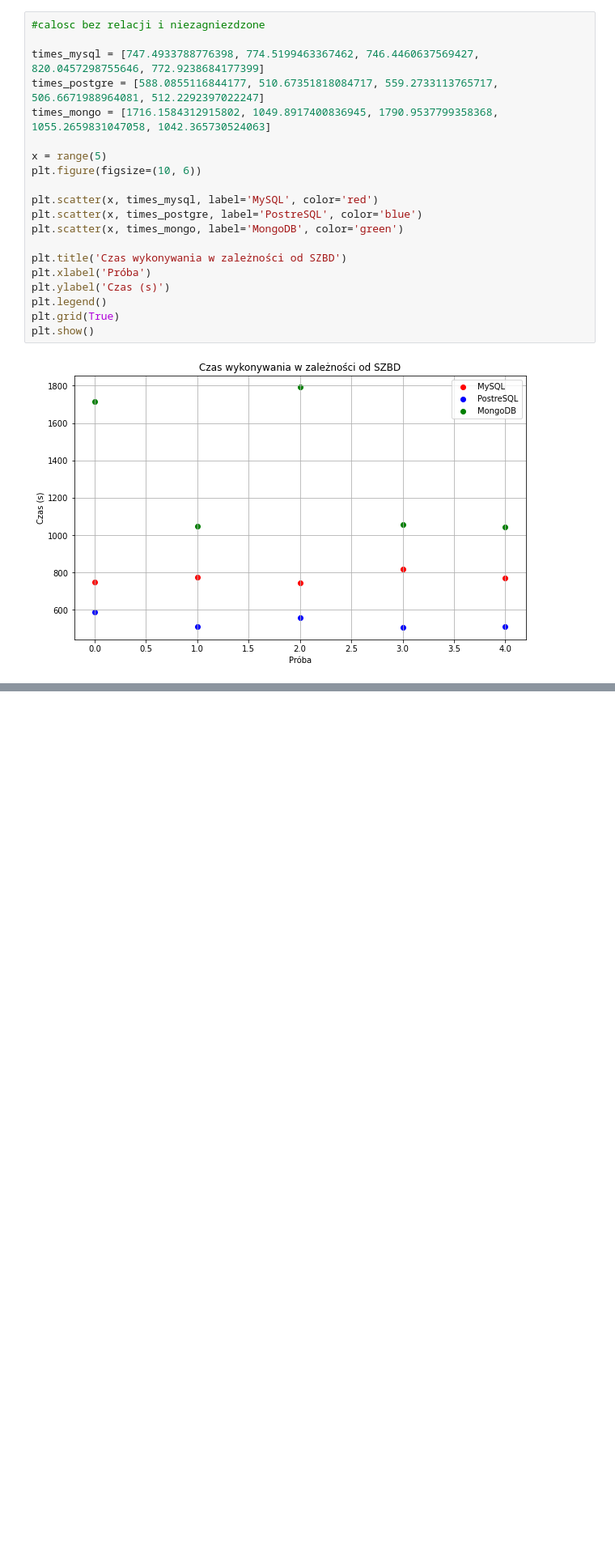
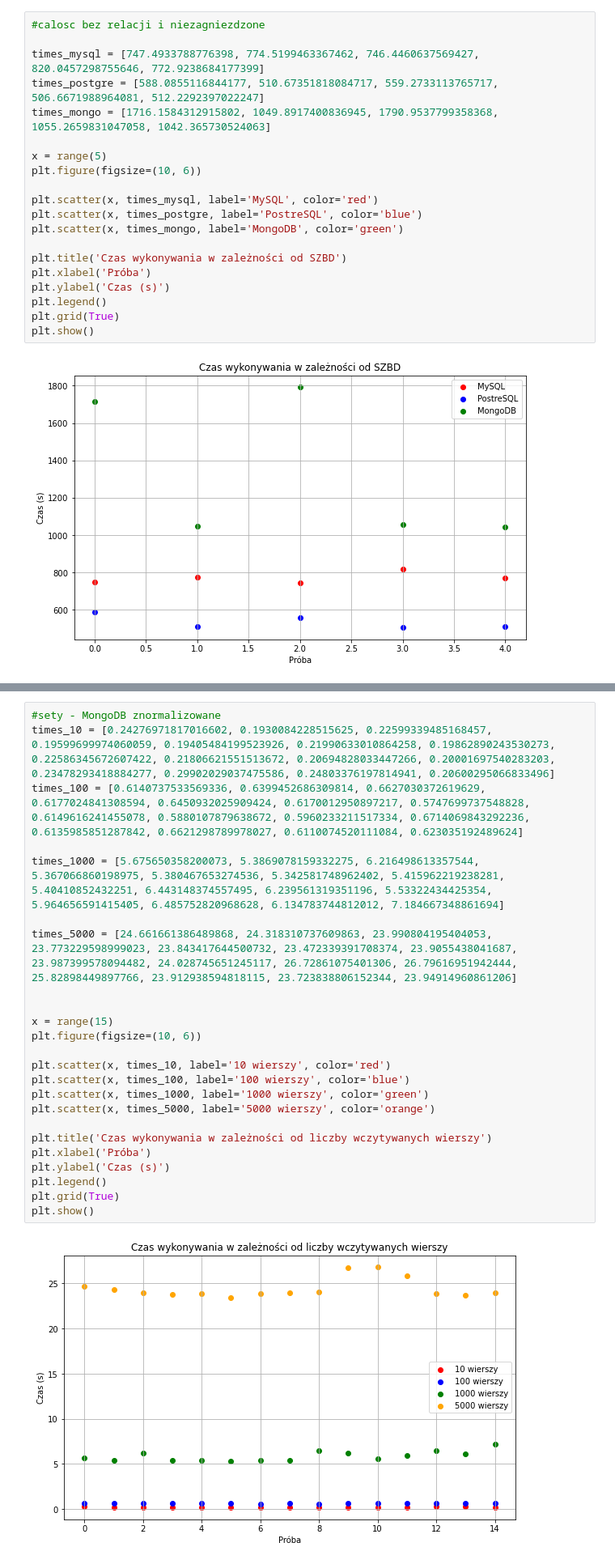
Before and after one commit to mpiwkoPK/ZTBD-project, a Jupyter notebook: wykresiki.ipynb, the cells around one changed output, grey strips where cells are left out. Shown: that part at 81% size. Saved outputs shown, nothing was run; the diff lists cells and outputs as text; blank space fills up the shorter version.

```diff
--- a/wykresiki.ipynb
+++ b/wykresiki.ipynb
@@ -90,0 +114,26 @@ plt.show()
+# %%
+#sety - MongoDB znormalizowane
+times_10 = [0.24276971817016602, 0.1930084228515625, 0.22599339485168457, 0.19599699974060059, 0.19405484199523926, 0.21990633010864258, 0.19862890243530273, 0.22586345672607422, 0.21806621551513672, 0.20694828033447266, 0.20001697540283203, 0.23478293418884277, 0.29902029037475586, 0.24803376197814941, 0.20600295066833496]
+times_100 = [0.6140737533569336, 0.6399452686309814, 0.6627030372619629, 0.6177024841308594, 0.6450932025909424, 0.6170012950897217, 0.5747699737548828, 0.6149616241455078, 0.5880107879638672, 0.5960233211517334, 0.6714069843292236, 0.6135985851287842, 0.6621298789978027, 0.6110074520111084, 0.623035192489624]
+
+times_1000 = [5.675650358200073, 5.3869078159332275, 6.216498613357544, 5.367066860198975, 5.380467653274536, 5.342581748962402, 5.415962219238281, 5.40410852432251, 6.443148374557495, 6.239561319351196, 5.53322434425354, 5.964656591415405, 6.485752820968628, 6.134783744812012, 7.184667348861694]
+
+times_5000 = [24.661661386489868, 24.318310737609863, 23.990804195404053, 23.773229598999023, 23.843417644500732, 23.472339391708374, 23.9055438041687, 23.987399578094482, 24.028745651245117, 26.72861075401306, 26.79616951942444, 25.82898449897766, 23.912938594818115, 23.723838806152344, 23.94914960861206]
+
+
+x = range(15)
+plt.figure(figsize=(10, 6))
+
+plt.scatter(x, times_10, label='10 wierszy', color='red')
+plt.scatter(x, times_100, label='100 wierszy', color='blue')
+plt.scatter(x, times_1000, label='1000 wierszy', color='green')
+plt.scatter(x, times_5000, label='5000 wierszy', color='orange')
+
+plt.title('Czas wykonywania w zależności od liczby wczytywanych wierszy')
+plt.xlabel('Próba')
+plt.ylabel('Czas (s)')
+plt.legend()
+plt.grid(True)
+plt.show()
+# %% [output]
+[figure, added]
```
Also changed, not shown: parts of 1 cell of this notebook, 7 other files.
